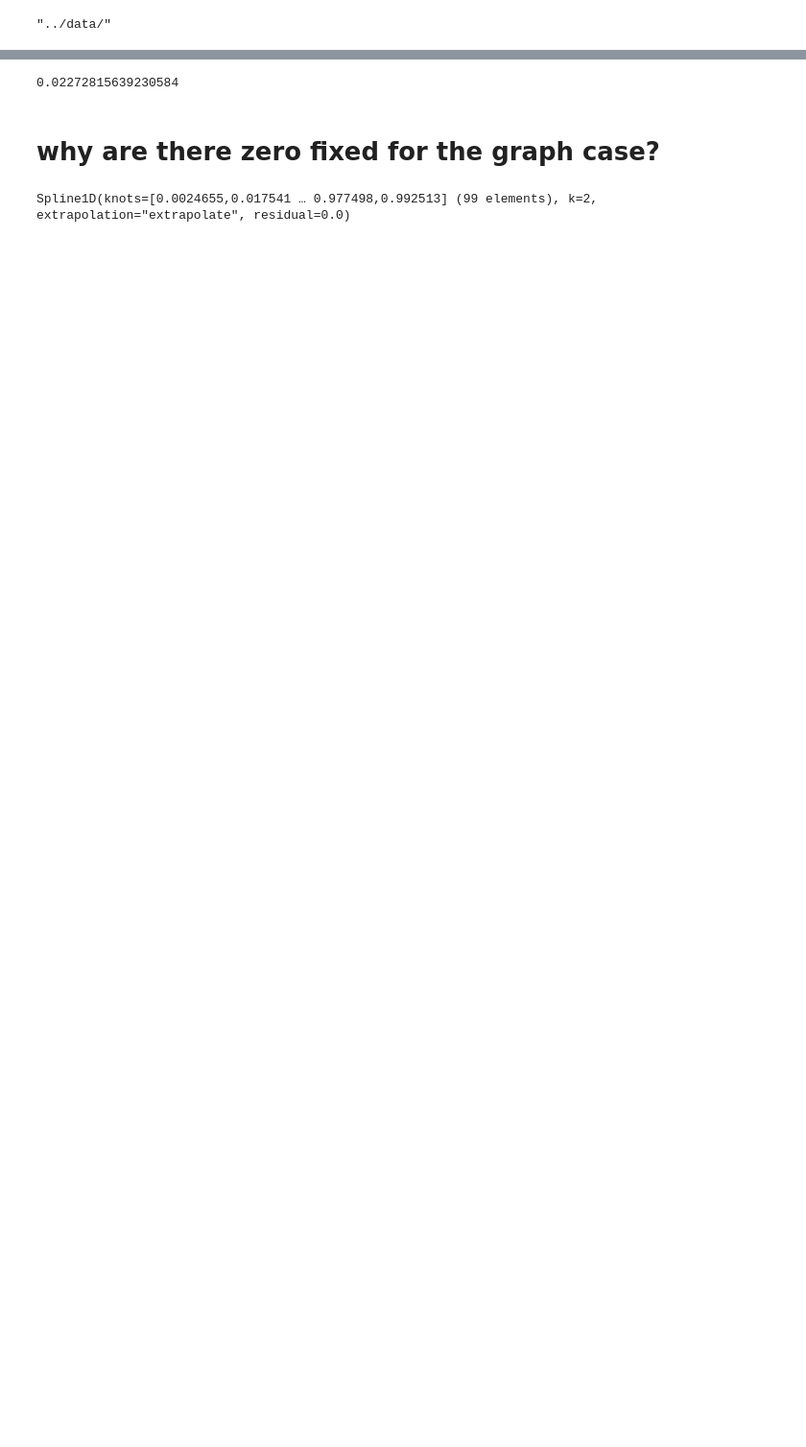
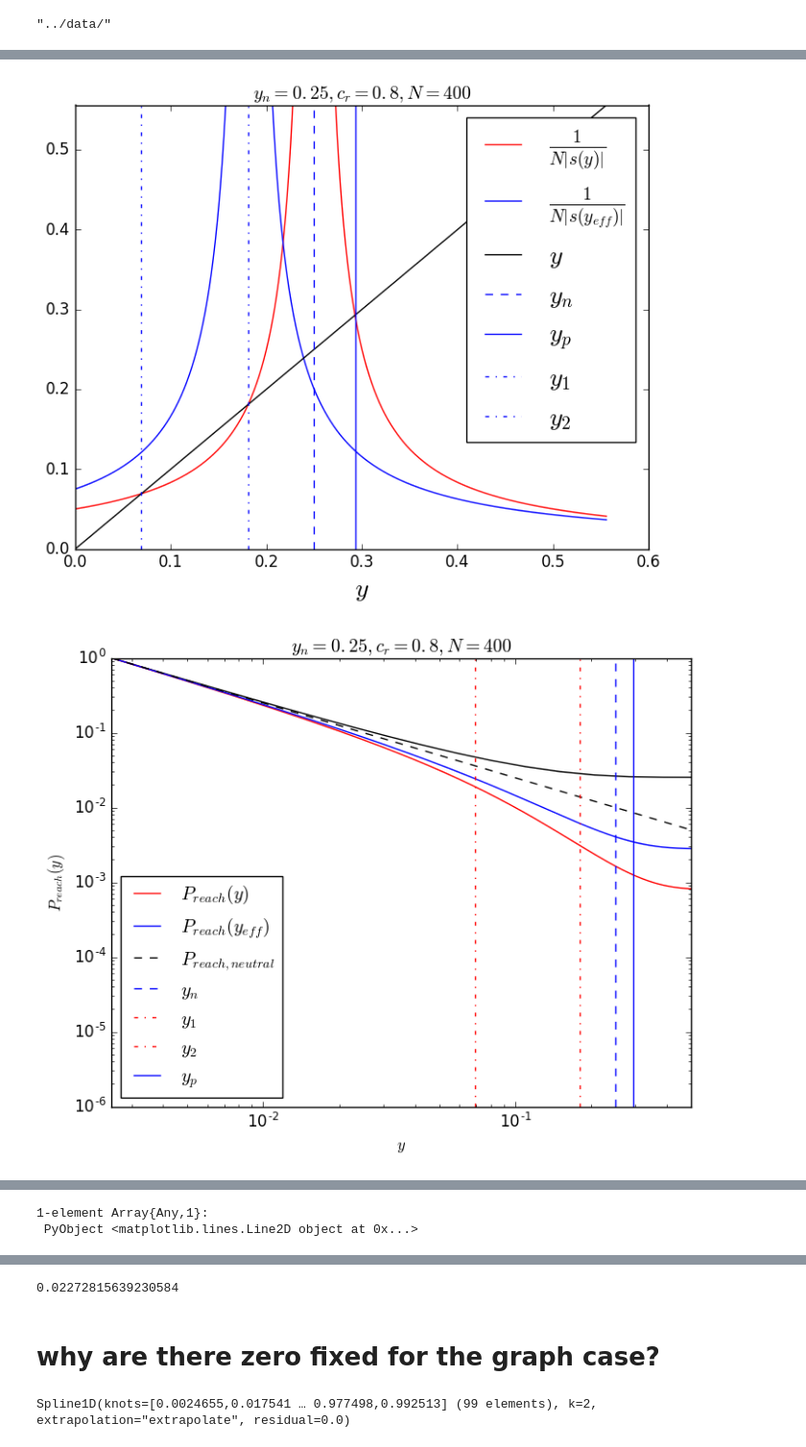
Before and after one commit to jnkh/epidemics, a Jupyter notebook: Data Analysis.ipynb, the cells around one changed output, grey strips where cells are left out. Shown: that part at 96% size. Drawn from its saved outputs; the diff is of its cells as text; code cells hidden in the pictures; blank space fills up the shorter version.

```diff
--- a/Data Analysis.ipynb
+++ b/Data Analysis.ipynb
@@ -321,22 +443,24 @@ while loading In[3], in expression starting on line 2
 # %%
-k = 4
+k = 12
 #y_n = 0.1
-c_r = 0.18
+c_r = 0.8 #0.18
 N = 400#100000#400
-n_n = 40#10#y_n*N
+n_n = 100#10#80#y_n*N
 beta = 4.0/(c_r*n_n)
 alpha = (N*beta)/n_n
 println("N=$N, alpha = $alpha, beta = $beta")
 
+#Generate a random startin vector
+m = 20#20 number of nodes in a community
+n = Int(N/m)
+l = 10#Int(m/2)#10#internal
+r = 2#2#Int(m/2)#2 #external
 
-#Generate a random startin vector
-m = 20 #40
-n = Int(N/m)
-l = Int(m/2)#internal
-r = 2#Int(m/2)#2 #external
+im = InfectionModel(x -> 1 + alpha*x , x -> 1 + beta);
+imk = InfectionModel(x -> 1 + beta + get_s_eff(x,alpha,beta,k) , x -> 1 + beta);
+
 
 y_desired = 0.003
-
 
 t = TwoLevel(N,m,l,r)
 #distribute_randomly(t,n)
@@ -349 +473,3 @@ N=400, alpha = 5.555555555555555, beta = 0.5555555555555556
 0.0025
+# %%
+xx,yy,s_eff_two_level = plot_two_level_schematic(t,alpha,beta,N)
@@ -349,0 +495,22 @@ N=400, alpha = 5.555555555555555, beta = 0.5555555555555556
+# %%
+pygui(false)
+figure(2)
+loglog(xx,yy,"-k")
+#loglog(xvals_regular12_g,pvals_regular12_g,"ob")
+#loglog(xvals_two_level_g,pvals_two_level_g,"ok")
+
+
+# #loglog(xvals_regular4_g,pvals_regular4_g,"og")
+# #loglog(xvals_two_level_wm,pvals_two_level_wm,"^k")
+# loglog(xvals_two_level_g1,pvals_two_level_g1,"^k")
+# loglog(xvals_two_level_g2,pvals_two_level_g2,"sk")
+
+plot_schematics(N,n_n,alpha,beta,im,imk,k)
+#plot_schematics(20,n_n,alpha,beta,im,imk,10)
+figure(2)
+ylim([1e-6,1])
+figure(3)
+plot(xx,s_eff_two_level(xx),"-k")
+# %% [output]
+[figure, added]
+[figure, added]
@@ -349,0 +518,2 @@ N=400, alpha = 5.555555555555555, beta = 0.5555555555555556
+1-element Array{Any,1}:
+ PyObject <matplotlib.lines.Line2D object at 0x...>
```
Also changed, not shown: parts of 38 cells of this notebook, 3 other files.
